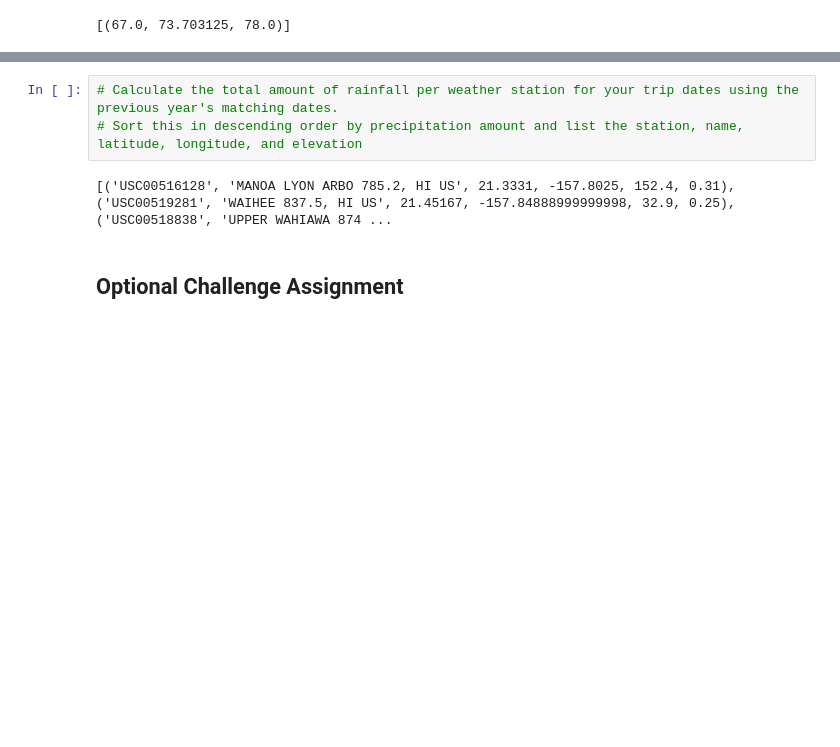
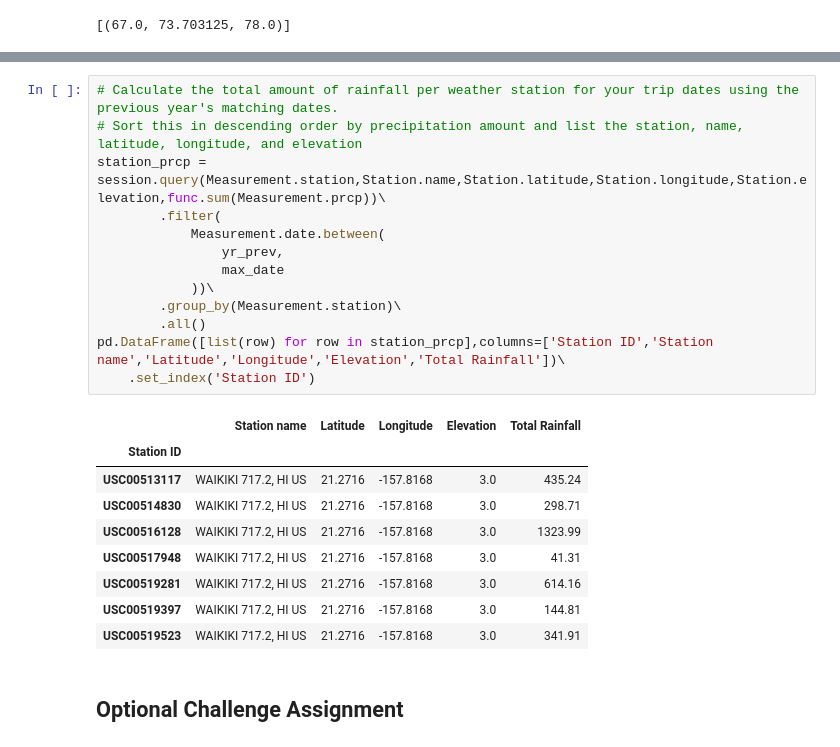
Before and after one commit to JansenKat/sqlalchemy-hw, a Jupyter notebook: climate_starter.ipynb, the cells around one changed output, grey strips where cells are left out. Drawn from its saved outputs; the diff is of its cells as text; blank space fills up the shorter version.

```diff
--- a/climate_starter.ipynb
+++ b/climate_starter.ipynb
@@ -154,8 +148,26 @@ print(calc_temps('2015-05-01', '2015-05-10'))
 # %%
 # Calculate the total amount of rainfall per weather station for your trip dates using the previous year's matching dates.
 # Sort this in descending order by precipitation amount and list the station, name, latitude, longitude, and elevation
+station_prcp = session.query(Measurement.station,Station.name,Station.latitude,Station.longitude,Station.elevation,func.sum(Measurement.prcp))\
+        .filter(
+            Measurement.date.between(
+                yr_prev,
+                max_date
+            ))\
+        .group_by(Measurement.station)\
+        .all()
+pd.DataFrame([list(row) for row in station_prcp],columns=['Station ID','Station name','Latitude','Longitude','Elevation','Total Rainfall'])\
+    .set_index('Station ID')
 # %% [output]
-[('USC00516128', 'MANOA LYON ARBO 785.2, HI US', 21.3331, -157.8025, 152.4, 0.31), ('USC00519281', 'WAIHEE 837.5, HI US', 21.45167, -157.84888999999998, 32.9, 0.25), ('USC00518838', 'UPPER WAHIAWA 874 ...
+|  | Station name | Latitude | Longitude | Elevation | Total Rainfall |
+| Station ID |  |  |  |  |  |
+| USC00513117 | WAIKIKI 717.2, HI US | 21.2716 | -157.8168 | 3.0 | 435.24 |
+| USC00514830 | WAIKIKI 717.2, HI US | 21.2716 | -157.8168 | 3.0 | 298.71 |
+| USC00516128 | WAIKIKI 717.2, HI US | 21.2716 | -157.8168 | 3.0 | 1323.99 |
+| USC00517948 | WAIKIKI 717.2, HI US | 21.2716 | -157.8168 | 3.0 | 41.31 |
+| USC00519281 | WAIKIKI 717.2, HI US | 21.2716 | -157.8168 | 3.0 | 614.16 |
+| USC00519397 | WAIKIKI 717.2, HI US | 21.2716 | -157.8168 | 3.0 | 144.81 |
+| USC00519523 | WAIKIKI 717.2, HI US | 21.2716 | -157.8168 | 3.0 | 341.91 |
 # %% [markdown]
 ## Optional Challenge Assignment
 # %%
```
Also changed, not shown: parts of 6 cells of this notebook.
